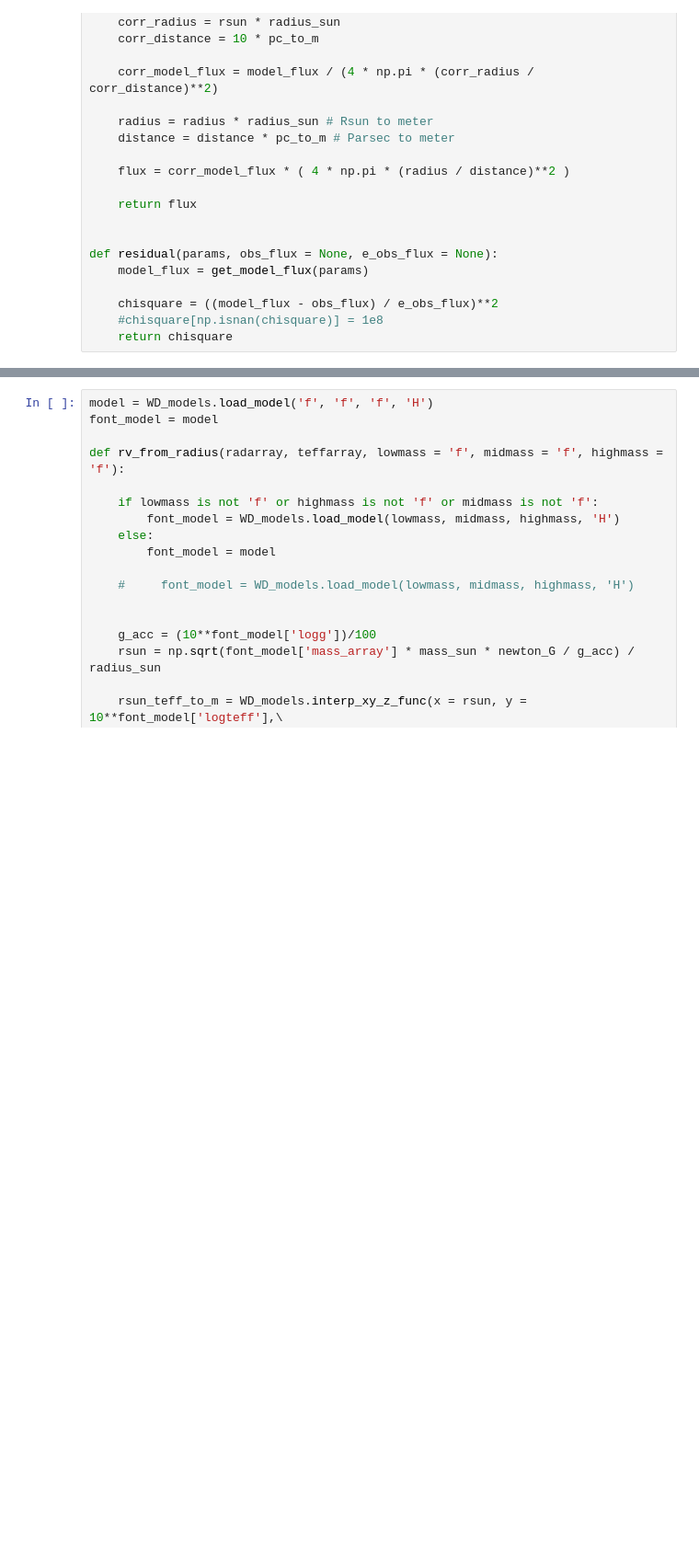
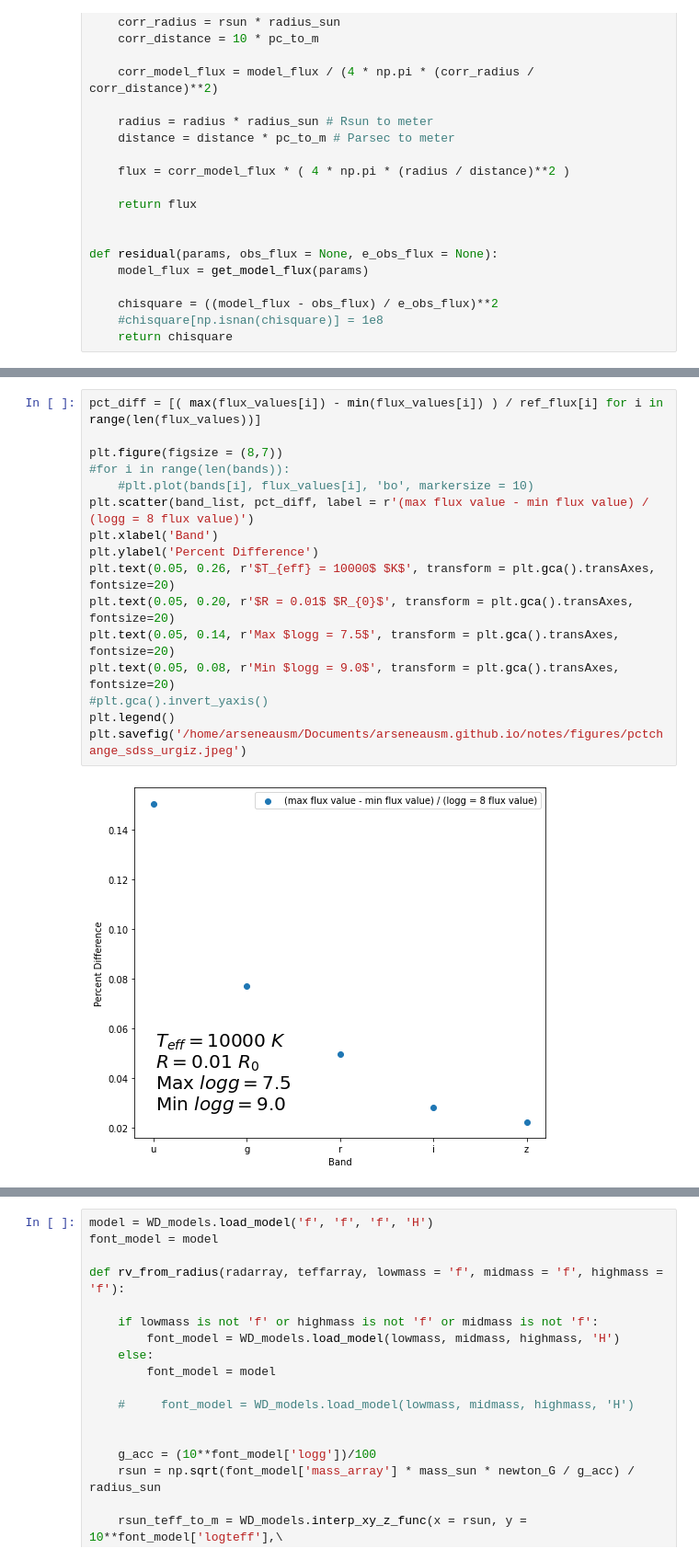
Before and after one commit to stefanarseneau/gravitational-redshift, a Jupyter notebook: 02_photometry.ipynb, the cells around one changed output, grey strips where cells are left out. Shown: that part at 92% size. Saved outputs shown, nothing was run; the diff lists cells and outputs as text; blank space fills up the shorter version.

```diff
--- a/02_photometry.ipynb
+++ b/02_photometry.ipynb
@@ -367,0 +454,18 @@ for i in tqdm(range(len(catalog))):
+# %%
+pct_diff = [( max(flux_values[i]) - min(flux_values[i]) ) / ref_flux[i] for i in range(len(flux_values))]
+
+plt.figure(figsize = (8,7))
+#for i in range(len(bands)):
+    #plt.plot(bands[i], flux_values[i], 'bo', markersize = 10)
+plt.scatter(band_list, pct_diff, label = r'(max flux value - min flux value) / (logg = 8 flux value)')
+plt.xlabel('Band')
+plt.ylabel('Percent Difference')
+plt.text(0.05, 0.26, r'$T_{eff} = 10000$ $K$', transform = plt.gca().transAxes, fontsize=20)
+plt.text(0.05, 0.20, r'$R = 0.01$ $R_{0}$', transform = plt.gca().transAxes, fontsize=20)
+plt.text(0.05, 0.14, r'Max $logg = 7.5$', transform = plt.gca().transAxes, fontsize=20)
+plt.text(0.05, 0.08, r'Min $logg = 9.0$', transform = plt.gca().transAxes, fontsize=20)
+#plt.gca().invert_yaxis()
+plt.legend()
+plt.savefig('/home/arseneausm/Documents/arseneausm.github.io/notes/figures/pctchange_sdss_urgiz.jpeg')
+# %% [output]
+[figure, added]
```
Also changed, not shown: parts of 16 cells of this notebook, 22 other files.
